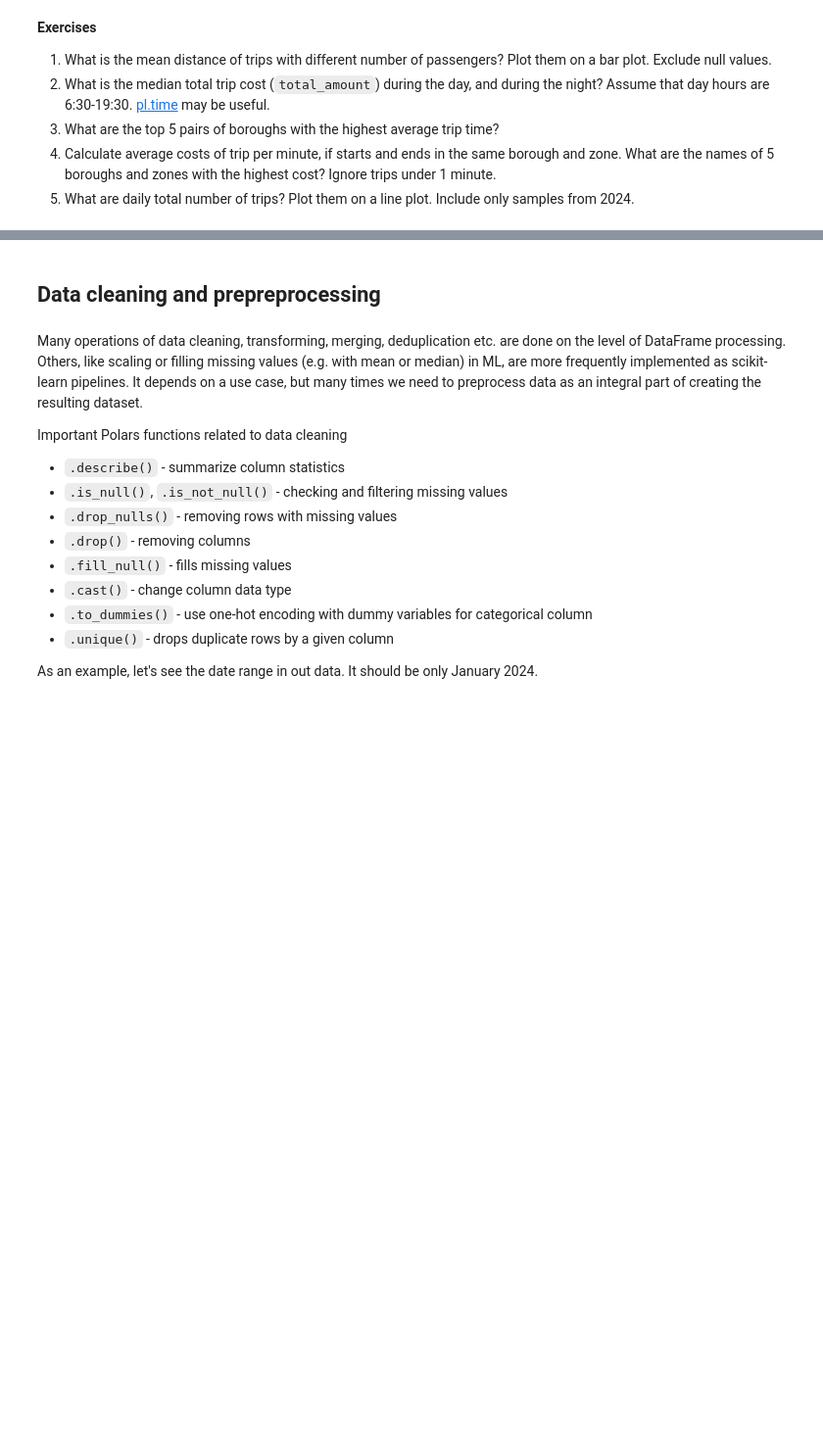
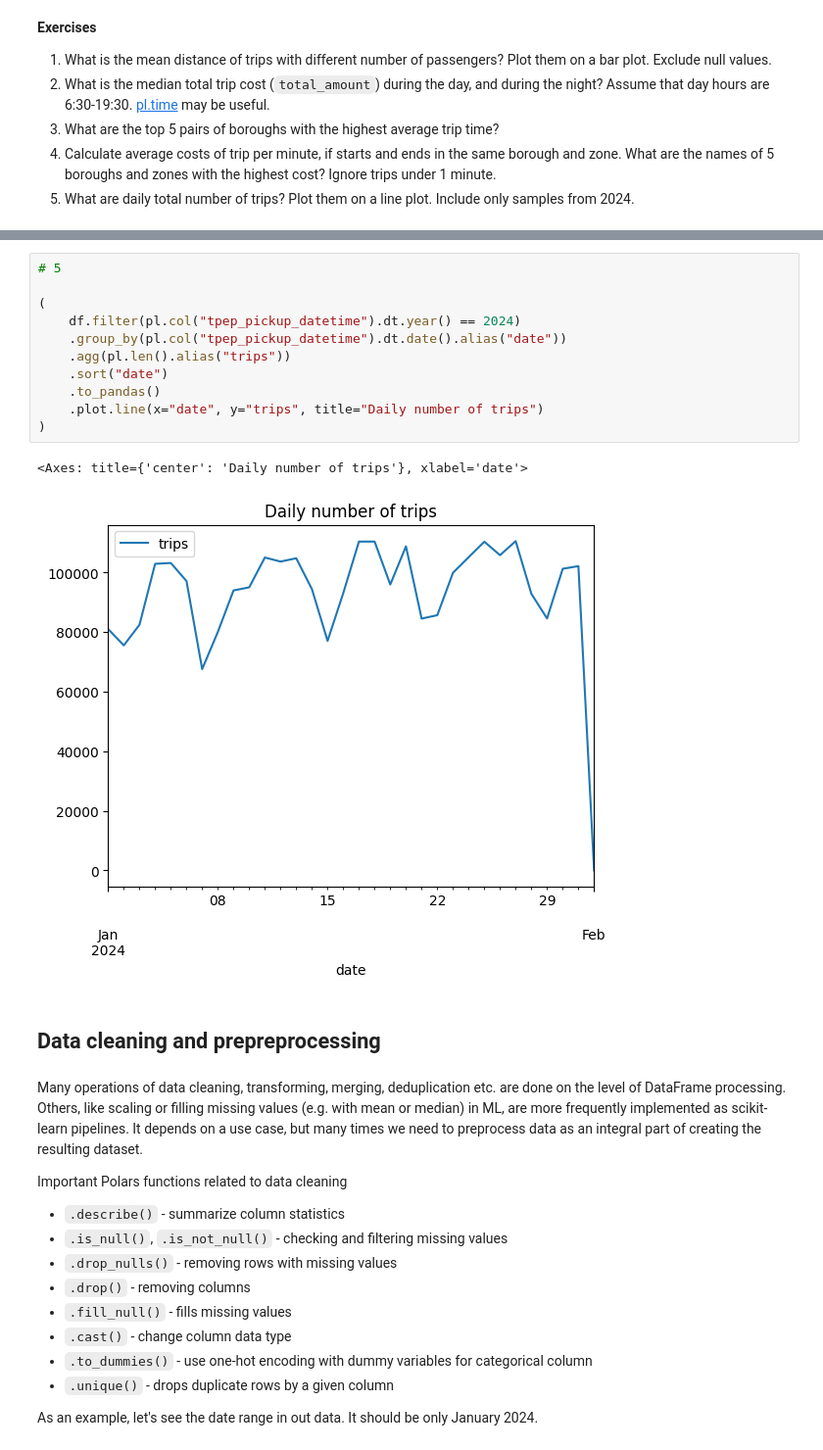
Before and after one commit to mikhailbahdashych-agh/mlops-lab3, a Jupyter notebook: notebook_polars.ipynb, the cells around one changed output, grey strips where cells are left out. Shown at 98% size. Saved outputs shown, nothing was run; the diff lists cells and outputs as text; blank space fills up the shorter version.

```diff
--- a/notebook_polars.ipynb
+++ b/notebook_polars.ipynb
@@ -249,3 +634,17 @@ df_daily_avg_trip_times
+# %%
+# 5
+
+(
+    df.filter(pl.col("tpep_pickup_datetime").dt.year() == 2024)
+    .group_by(pl.col("tpep_pickup_datetime").dt.date().alias("date"))
+    .agg(pl.len().alias("trips"))
+    .sort("date")
+    .to_pandas()
+    .plot.line(x="date", y="trips", title="Daily number of trips")
+)
+# %% [output]
+<Axes: title={'center': 'Daily number of trips'}, xlabel='date'>
+[figure, added]
 # %% [markdown]
 ## Data cleaning and prepreprocessing
 # %% [markdown]
```
Also changed, not shown: parts of 55 cells of this notebook, 1 other file.
